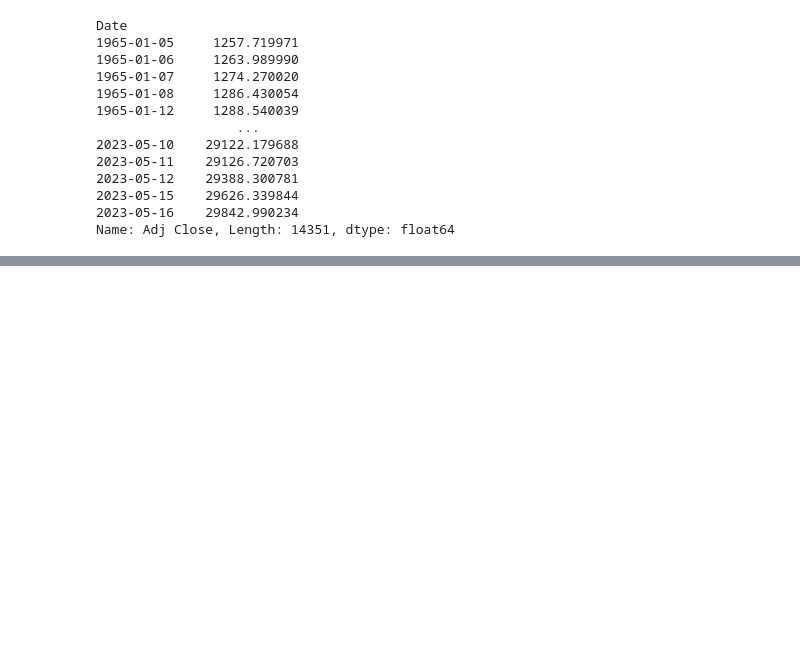
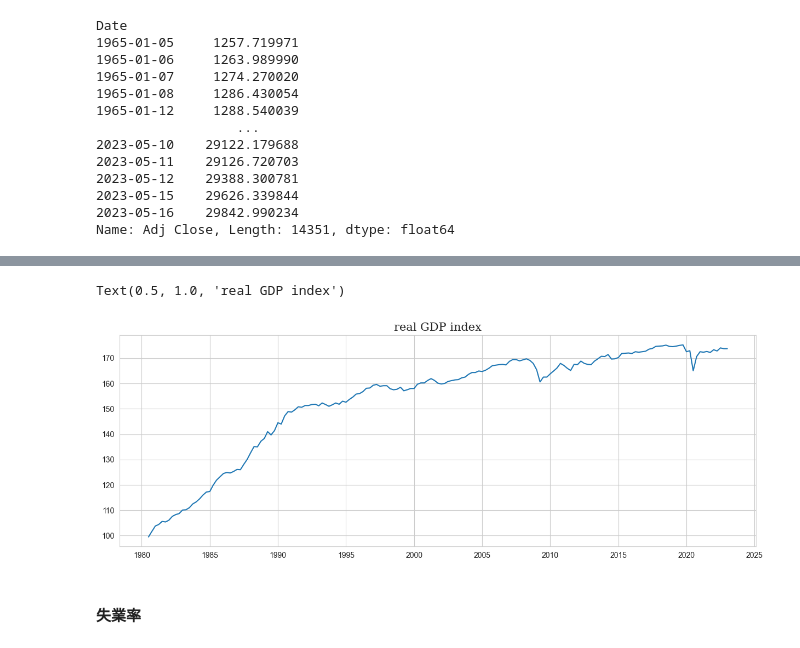
Before and after one commit to Tommylee1013/JapaneseIssue, a Jupyter notebook: TimeSeries.ipynb, the cells around one changed output, grey strips where cells are left out. Saved outputs shown, nothing was run; the diff lists cells and outputs as text; code cells hidden in the pictures; blank space fills up the shorter version.

```diff
--- a/TimeSeries.ipynb
+++ b/TimeSeries.ipynb
@@ -41,0 +106,9 @@ Name: Adj Close, Length: 14351, dtype: float64
+# %%
+plt.figure(figsize=(15, 5))
+plt.plot(gdp.cumsum() + 100)
+plt.title('real GDP index', fontfamily='Serif', fontsize=15)
+# %% [output]
+Text(0.5, 1.0, 'real GDP index')
+[figure, added]
+# %% [markdown]
+#### 失業率
```
Also changed, not shown: parts of 23 cells of this notebook.
